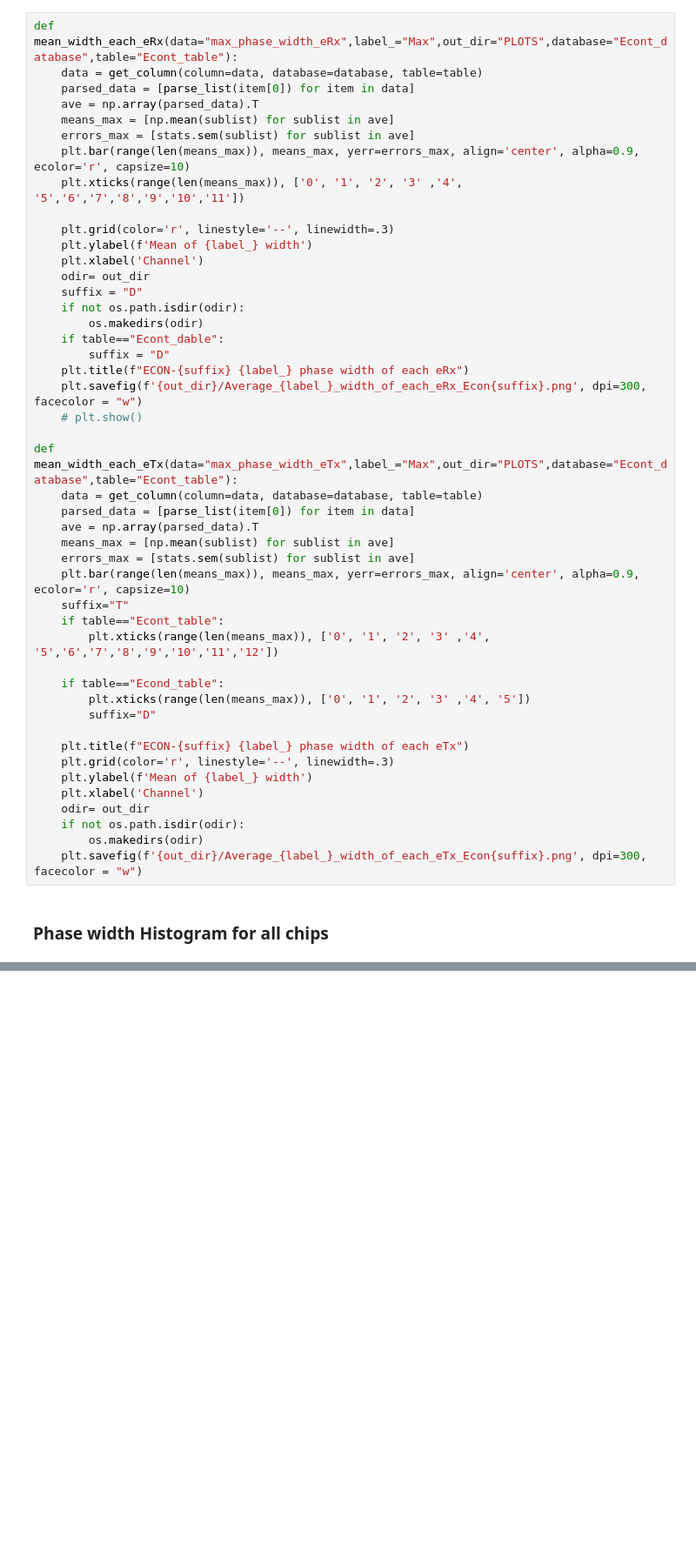
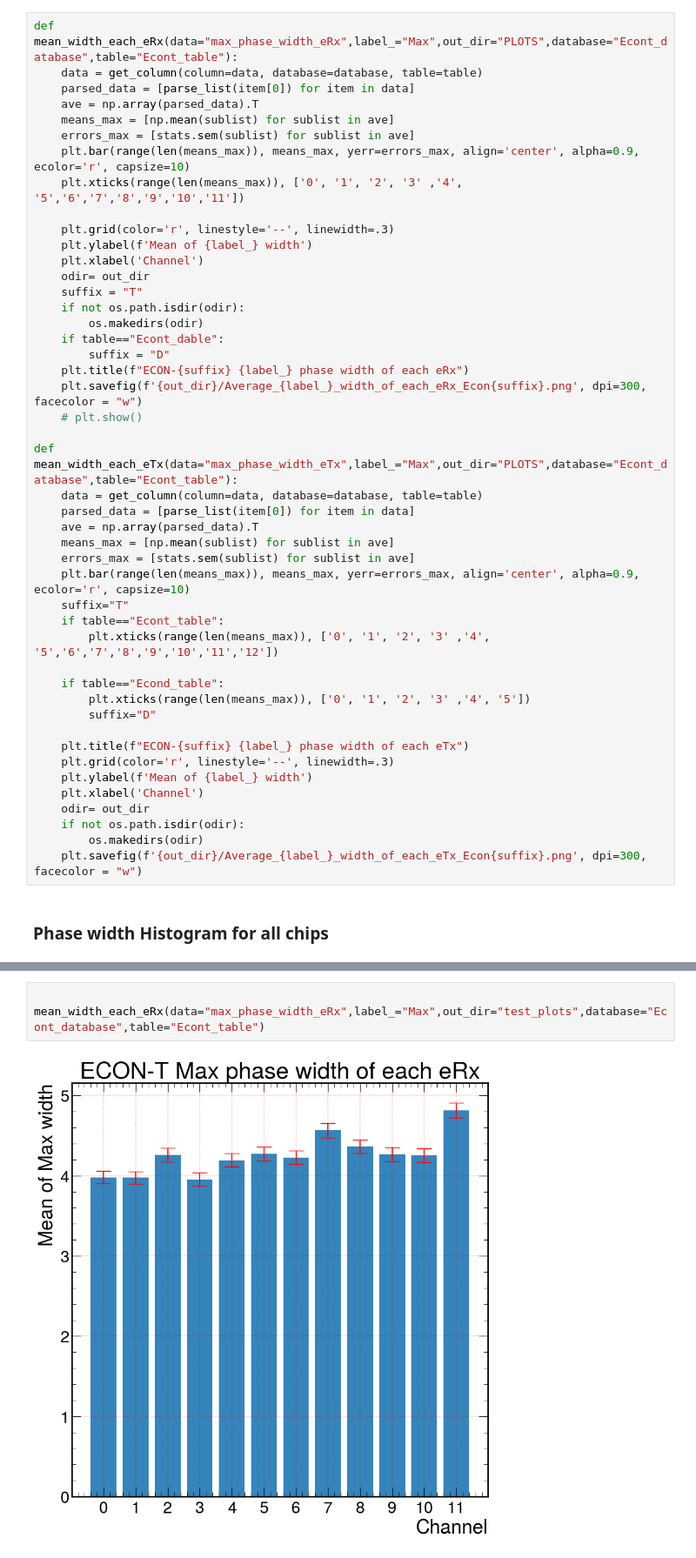
Before and after one commit to bhbam/Asic_plots, a Jupyter notebook: plot_from_database_for_both_econ.ipynb, the cells around one changed output, grey strips where cells are left out. Shown at 87% size. Drawn from its saved outputs; the diff is of its cells as text; blank space fills up the shorter version.

```diff
--- a/plot_from_database_for_both_econ.ipynb
+++ b/plot_from_database_for_both_econ.ipynb
@@ -134,7 +134,7 @@ def mean_width_each_eRx(data="max_phase_width_eRx",label_="Max",out_dir="PLOTS",
     plt.ylabel(f'Mean of {label_} width')
     plt.xlabel('Channel')
     odir= out_dir
-    suffix = "D"
+    suffix = "T"
     if not os.path.isdir(odir):
         os.makedirs(odir)
     if table=="Econt_dable":
@@ -333,0 +270,4 @@ phase_width_hist_eTx("test_plots","Econd_database","Econd_table")
+# %%
+ mean_width_each_eRx(data="max_phase_width_eRx",label_="Max",out_dir="test_plots",database="Econt_database",table="Econt_table")
+# %% [output]
+[figure, added]
```
Also changed, not shown: parts of 41 cells of this notebook, 8 other files.
